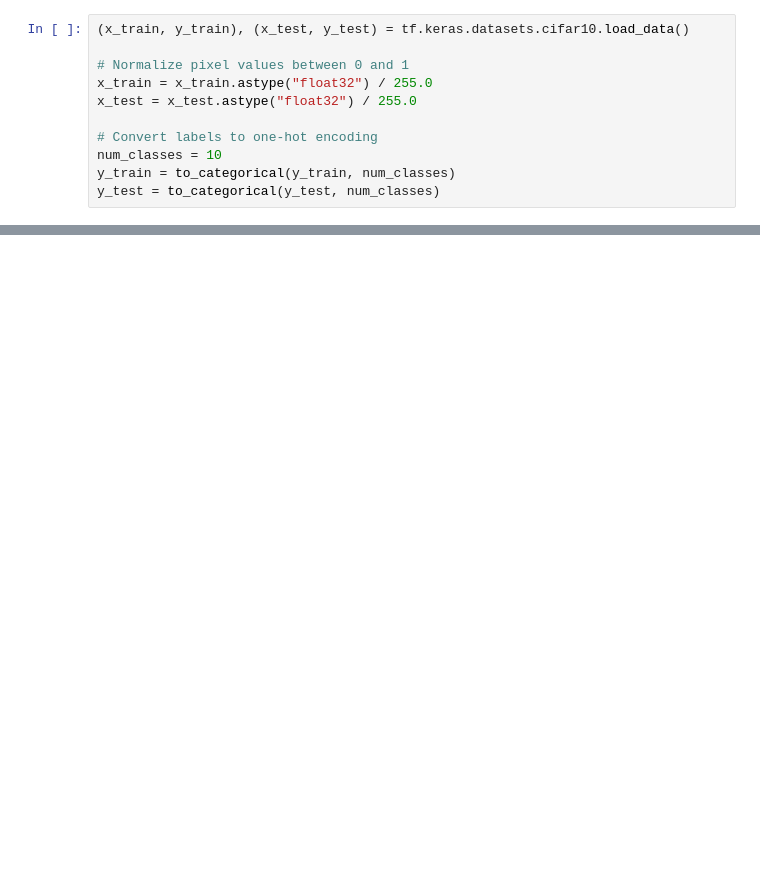
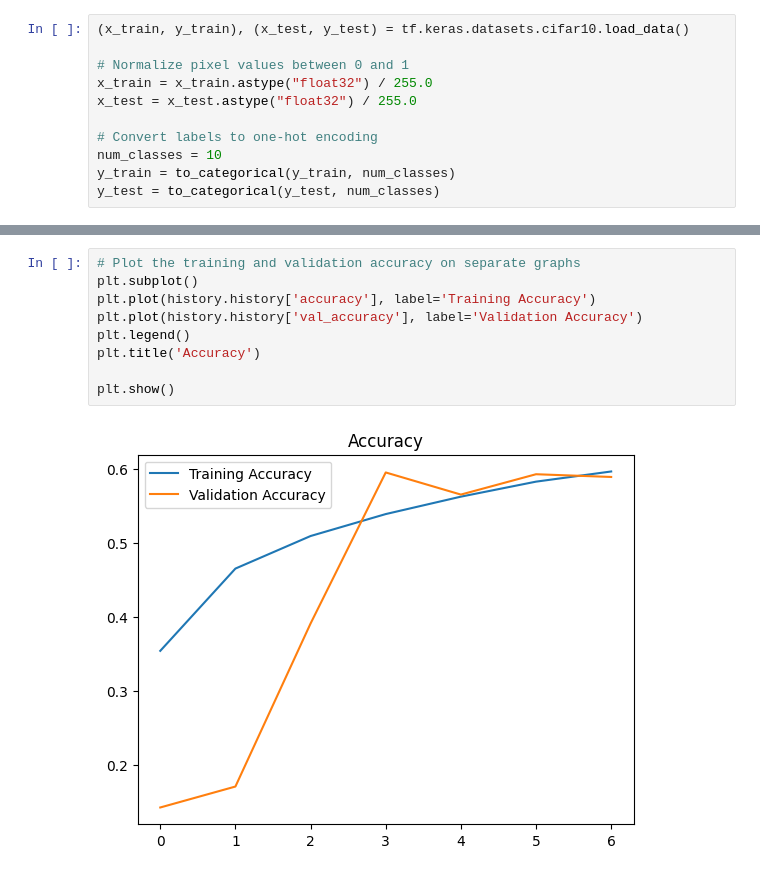
Before and after one commit to randytbushman/MachineLearning_Projects, a Jupyter notebook: ciphar10.ipynb, the cells around one changed output, grey strips where cells are left out. Drawn from its saved outputs; the diff is of its cells as text; blank space fills up the shorter version.

```diff
--- a/ciphar10.ipynb
+++ b/ciphar10.ipynb
@@ -133,0 +153,11 @@ KeyError: 'learning_rate'
+# %%
+# Plot the training and validation accuracy on separate graphs
+plt.subplot()
+plt.plot(history.history['accuracy'], label='Training Accuracy')
+plt.plot(history.history['val_accuracy'], label='Validation Accuracy')
+plt.legend()
+plt.title('Accuracy')
+
+plt.show()
+# %% [output]
+[figure, added]
```
Also changed, not shown: parts of 10 cells of this notebook, 2 other files.
